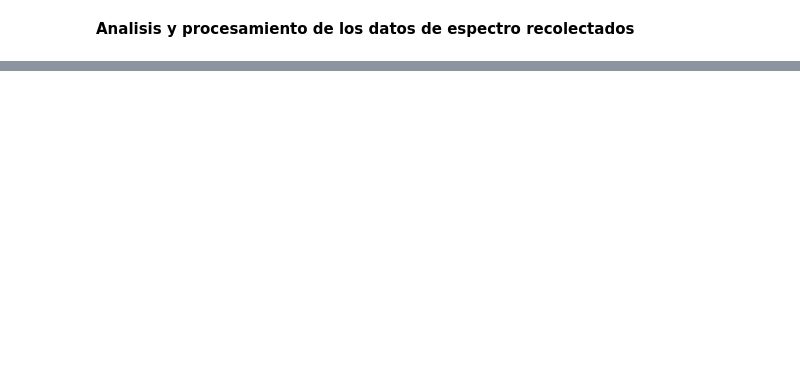
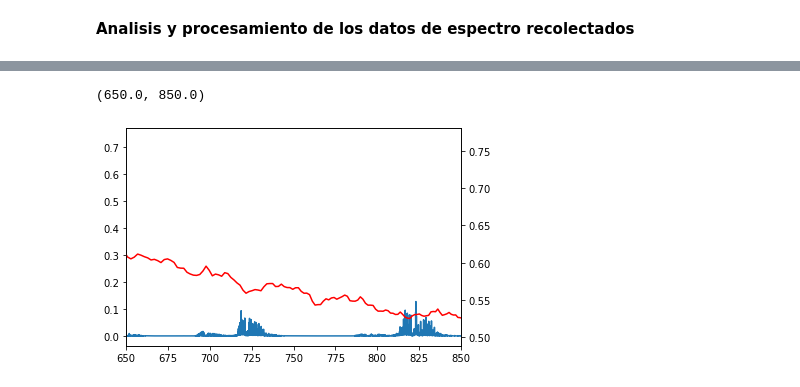
Before and after one commit to jerolg/Fisica_Experimental_IV_2023_1, a Jupyter notebook: PROYECTO_FINAL/data_analysis_notebook.ipynb, the cells around one changed output, grey strips where cells are left out. Drawn from its saved outputs; the diff is of its cells as text; code cells hidden in the pictures; blank space fills up the shorter version.

```diff
--- a/PROYECTO_FINAL/data_analysis_notebook.ipynb
+++ b/PROYECTO_FINAL/data_analysis_notebook.ipynb
@@ -223,3 +278,15 @@ plt.plot()
+# %%
+H2O_abs = np.loadtxt("data\SpectrMol_1fd77b5e6fae1c38b4a2017c83065367b877e485.absorp.txt")
+
+H2O_abs_wv, H2O_abs_int = 1e7/H2O_abs[:,0], H2O_abs[:,1]
+
+plt.plot(H2O_abs_wv, H2O_abs_int)
+plt.twinx()
+plt.plot(wv, lowpass(esp[0][0:-1])/200, 'r')
+plt.xlim(650, 850)
+# %% [output]
+(650.0, 850.0)
+[figure, added]
 # %% [markdown]
 **REFERNCES**
 
```
Also changed, not shown: parts of 9 cells of this notebook, 3 other files.
